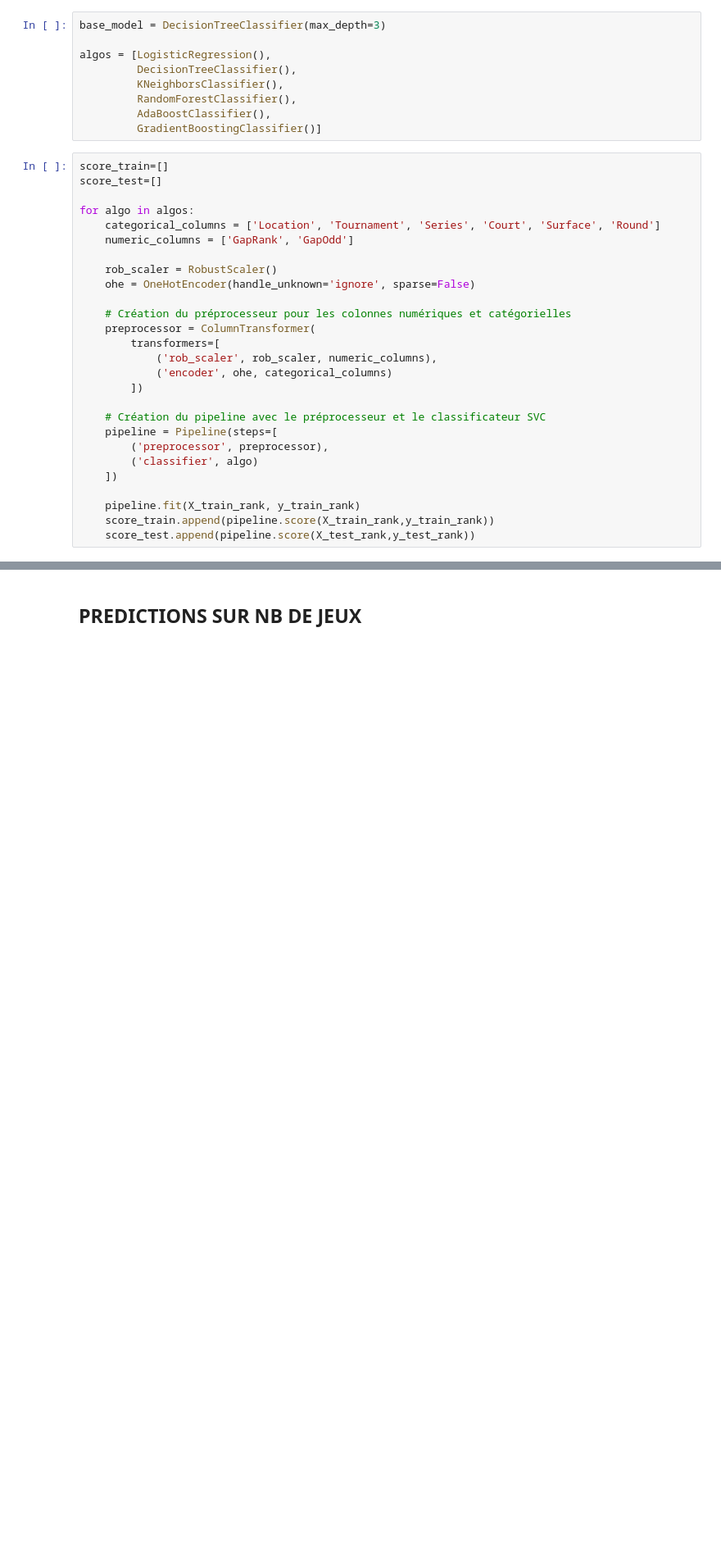
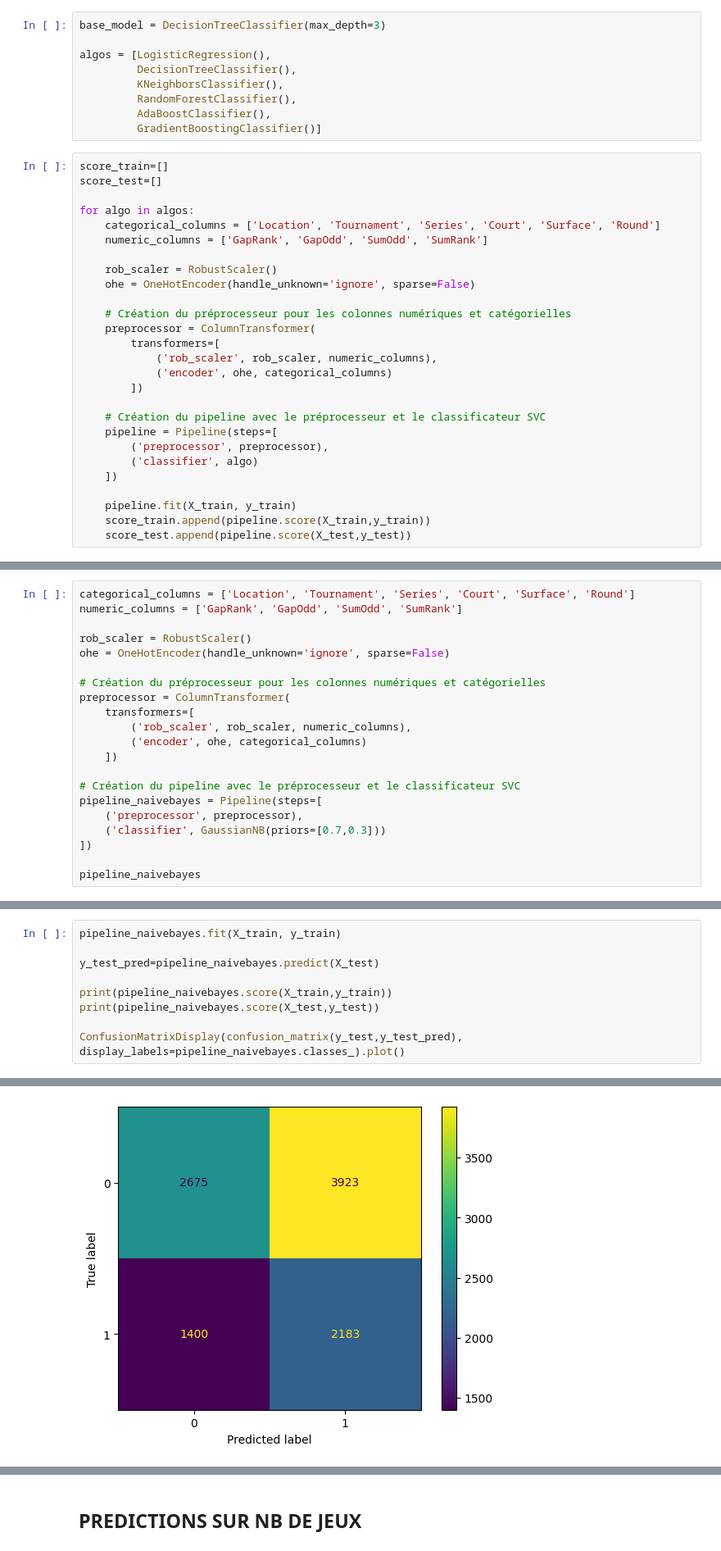
Before and after one commit to Marc-Abele/tennis-predictions, a Jupyter notebook: ml_3sets.ipynb, the cells around one changed output, grey strips where cells are left out. Shown at 82% size. Drawn from its saved outputs; the diff is of its cells as text; blank space fills up the shorter version.

```diff
--- a/ml_3sets.ipynb
+++ b/ml_3sets.ipynb
@@ -727,7 +775,7 @@ score_test=[]
 
 for algo in algos:
     categorical_columns = ['Location', 'Tournament', 'Series', 'Court', 'Surface', 'Round']
-    numeric_columns = ['GapRank', 'GapOdd']
+    numeric_columns = ['GapRank', 'GapOdd', 'SumOdd', 'SumRank']
 
     rob_scaler = RobustScaler()
     ohe = OneHotEncoder(handle_unknown='ignore', sparse=False)
@@ -745,9 +793,9 @@ for algo in algos:
         ('classifier', algo)
     ])
 
-    pipeline.fit(X_train_rank, y_train_rank)
-    score_train.append(pipeline.score(X_train_rank,y_train_rank))
-    score_test.append(pipeline.score(X_test_rank,y_test_rank))
+    pipeline.fit(X_train, y_train)
+    score_train.append(pipeline.score(X_train,y_train))
+    score_test.append(pipeline.score(X_test,y_test))
 # %%
 score_train
 # %% [output]
@@ -768,0 +819,21 @@ score_test
+# %%
+categorical_columns = ['Location', 'Tournament', 'Series', 'Court', 'Surface', 'Round']
+numeric_columns = ['GapRank', 'GapOdd', 'SumOdd', 'SumRank']
+
+rob_scaler = RobustScaler()
+ohe = OneHotEncoder(handle_unknown='ignore', sparse=False)
+
+# Création du préprocesseur pour les colonnes numériques et catégorielles
+preprocessor = ColumnTransformer(
+    transformers=[
+        ('rob_scaler', rob_scaler, numeric_columns),
+        ('encoder', ohe, categorical_columns)
+    ])
+
+# Création du pipeline avec le préprocesseur et le classificateur SVC
+pipeline_naivebayes = Pipeline(steps=[
+    ('preprocessor', preprocessor),
+    ('classifier', GaussianNB(priors=[0.7,0.3]))
+])
+
+pipeline_naivebayes
@@ -768,0 +852,10 @@ score_test
+# %%
+pipeline_naivebayes.fit(X_train, y_train)
+
+y_test_pred=pipeline_naivebayes.predict(X_test)
+
+print(pipeline_naivebayes.score(X_train,y_train))
+print(pipeline_naivebayes.score(X_test,y_test))
+
+ConfusionMatrixDisplay(confusion_matrix(y_test,y_test_pred), display_labels=pipeline_naivebayes.classes_).plot()
+# %% [output]
@@ -768,0 +865 @@ score_test
+[figure, added]
```
Also changed, not shown: parts of 100 cells of this notebook, 10 other files.
